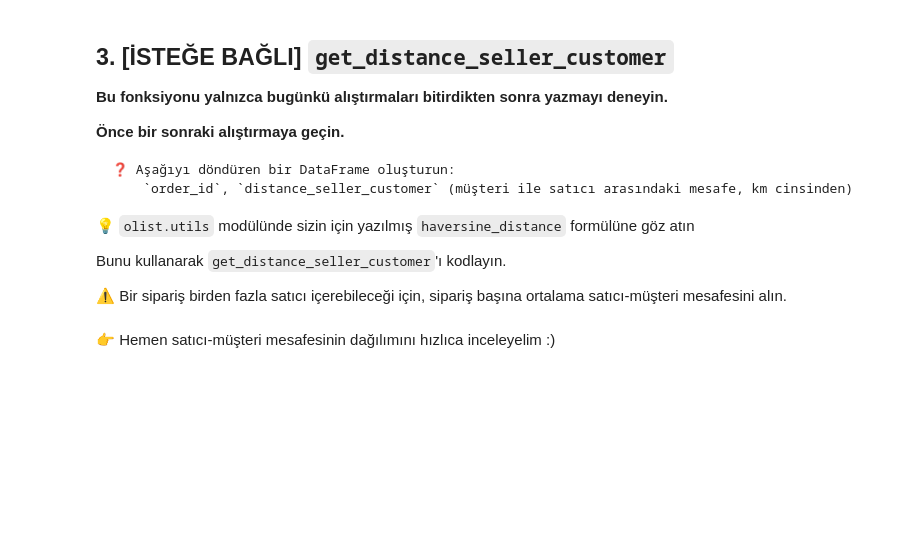
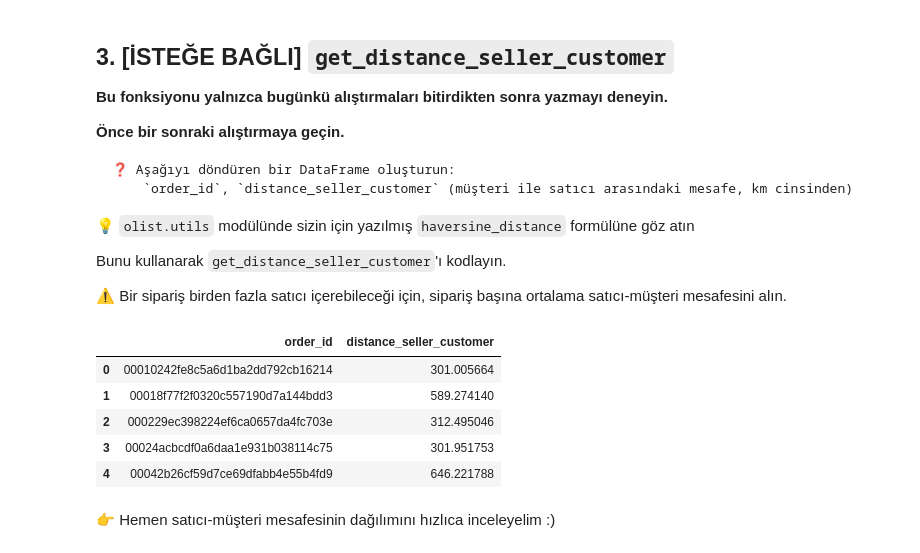
Before and after one commit to berkayturhan-boop/data-orders, a Jupyter notebook: orders.ipynb, the cells around one changed output. Cells and saved outputs as stored; diff of their text form; code cells hidden in the pictures; blank space fills up the shorter version.

Commit message:
Finalize orders challenge with all tests passed

```diff
--- a/orders.ipynb
+++ b/orders.ipynb
@@ -605,3 +603,57 @@ Bunu kullanarak `get_distance_seller_customer`'ı kodlayın.
+# %%
+from olist.utils import haversine_distance
+
+# 1. Gerekli tüm verileri çekelim
+data = Olist().get_data()
+orders = data['orders']
+items = data['order_items']
+sellers = data['sellers']
+customers = data['customers']
+geo = data['geolocation']
+
+# 2. Sadece teslim edilenleri alalım
+orders = orders[orders['order_status'] == 'delivered']
+
+# 3. Geo verisini tekilleştirelim (Her posta kodu için tek bir lat/lon olsun)
+# (Brezilya'da aynı posta kodunda birden fazla koordinat olabiliyor, ilkini alıyoruz)
+geo = geo.groupby('geolocation_zip_code_prefix').first().reset_index()
+
+# 4. BÜYÜK BİRLEŞTİRME (Merge Chain)
+# Orders -> Items -> Sellers -> Customers
+merged = orders.merge(items, on='order_id') \
+               .merge(sellers, on='seller_id') \
+               .merge(customers, on='customer_id')
+
+# 5. Müşteri Koordinatlarını Ekle (Customer Zip -> Geo Zip)
+merged = merged.merge(geo, left_on='customer_zip_code_prefix', right_on='geolocation_zip_code_prefix', how='left')
+merged.rename(columns={'geolocation_lat': 'c_lat', 'geolocation_lng': 'c_lng'}, inplace=True)
+
+# 6. Satıcı Koordinatlarını Ekle (Seller Zip -> Geo Zip)
+merged = merged.merge(geo, left_on='seller_zip_code_prefix', right_on='geolocation_zip_code_prefix', how='left')
+merged.rename(columns={'geolocation_lat': 's_lat', 'geolocation_lng': 's_lng'}, inplace=True)
+
+# 7. Eksik verileri (koordinatı bulunamayanları) atalım
+merged = merged.dropna(subset=['c_lat', 'c_lng', 's_lat', 's_lng'])
+
+# 8. Mesafeyi Hesapla (Haversine Formülü)
+# haversine_distance fonksiyonu (lng1, lat1, lng2, lat2) sırasıyla alır
+merged['distance_seller_customer'] = merged.apply(
+    lambda row: haversine_distance(row['c_lng'], row['c_lat'], row['s_lng'], row['s_lat']),
+    axis=1
+)
+
+# 9. Sipariş başına ortalama mesafeyi al
+final_data = merged.groupby('order_id').agg({'distance_seller_customer': 'mean'}).reset_index()
+
+# 10. Sonucu gör
+final_data.head()
+# %% [output]
+|  | order_id | distance_seller_customer |
+| 0 | 00010242fe8c5a6d1ba2dd792cb16214 | 301.005664 |
+| 1 | 00018f77f2f0320c557190d7a144bdd3 | 589.274140 |
+| 2 | 000229ec398224ef6ca0657da4fc703e | 312.495046 |
+| 3 | 00024acbcdf0a6daa1e931b038114c75 | 301.951753 |
+| 4 | 00042b26cf59d7ce69dfabb4e55b4fd9 | 646.221788 |
 # %%
 matching_geo = Order().get_distance_seller_customer()
 # %% [markdown]
```
Also changed, not shown: parts of 8 cells of this notebook, 4 other files.
